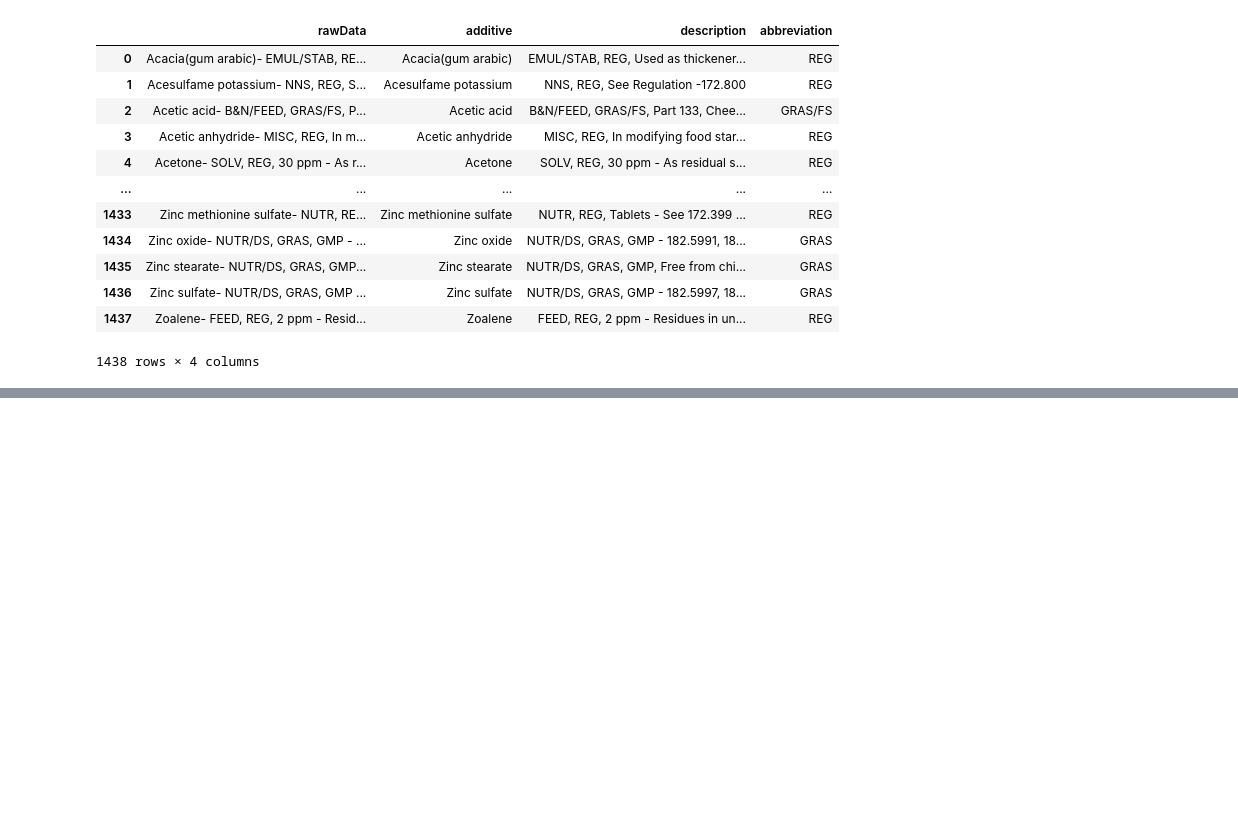
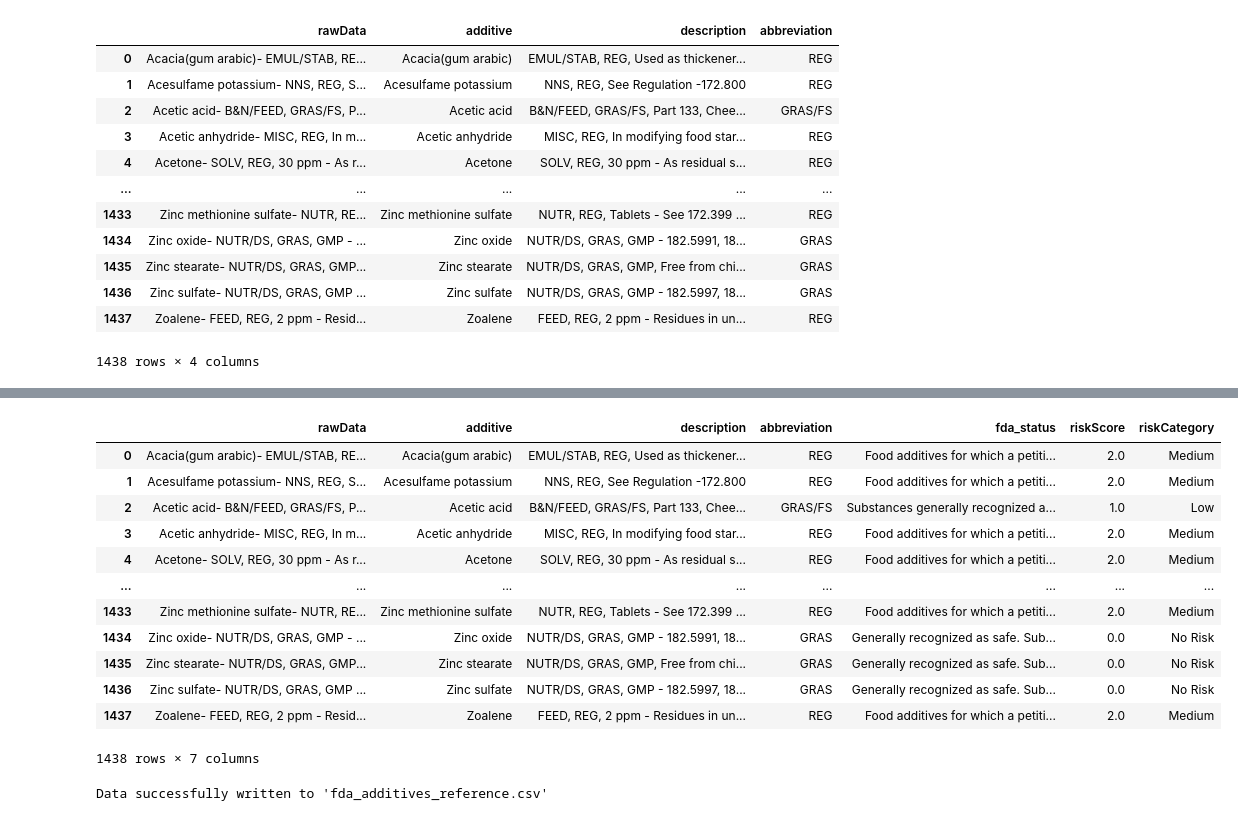
Before and after one commit to Dekuran/MeltingHackJunctionAsia2024, a Jupyter notebook: fda_dat_scrape_and_clean.ipynb, the cells around one changed output, grey strips where cells are left out. Saved outputs shown, nothing was run; the diff lists cells and outputs as text; code cells hidden in the pictures; blank space fills up the shorter version.

Commit message:
final data processes

```diff
--- a/fda_dat_scrape_and_clean.ipynb
+++ b/fda_dat_scrape_and_clean.ipynb
@@ -218,17 +198,20 @@ display(fda_additives_df)
 1438 rows × 4 columns
 # %%
 fda_additives_df = fda_additives_df.merge(fda_data_dictionary[["abbreviation", "fda_status"]], how='left', on='abbreviation')
-
+display(fda_additives_df)
 # create basic safety lookup based on reg status
 
 reg_to_risk_score_data = {
-    'abbreviation': ['GRAS/FS','REG/FS','GRAS','REG','BAN','ILL''FS','PD','PS'],
-    'Column2': [10, 20, 30, 40]
+    'abbreviation': ['GRAS/FS','REG/FS','GRAS','REG','BAN','ILL','FS','PD','PS'],
+    'riskScore': [1,3,0,2,4,5,5,4,3],
+    'riskCategory': ["Low", "Medium", "No Risk", "Medium", "High", "High", "High", "High", "Medium"]
 }
 
-safety_score_df = pd.DataFrame()
+safety_score_df = pd.DataFrame(reg_to_risk_score_data)
 
-display(fda_additives_df)
+safety_score_df["riskScore"] = safety_score_df["riskScore"].astype('int')
+
+display(safety_score_df)
 # %% [output]
 |  | rawData | additive | description | abbreviation | fda_status |
 | 0 | Acacia(gum arabic)- EMUL/STAB, RE... | Acacia(gum arabic) | EMUL/STAB, REG, Used as thickener... | REG | Food additives for which a petiti... |
@@ -250,0 +239,26 @@ display(fda_additives_df)
+# %%
+# join risk scores on abbreviation
+
+fda_additives_df = fda_additives_df.merge(safety_score_df, how="left", on="abbreviation")
+
+display(fda_additives_df)
+# %% [output]
+|  | rawData | additive | description | abbreviation | fda_status | riskScore | riskCategory |
+| 0 | Acacia(gum arabic)- EMUL/STAB, RE... | Acacia(gum arabic) | EMUL/STAB, REG, Used as thickener... | REG | Food additives for which a petiti... | 2.0 | Medium |
+| 1 | Acesulfame potassium- NNS, REG, S... | Acesulfame potassium | NNS, REG, See Regulation -172.800 | REG | Food additives for which a petiti... | 2.0 | Medium |
+| 2 | Acetic acid- B&N/FEED, GRAS/FS, P... | Acetic acid | B&N/FEED, GRAS/FS, Part 133, Chee... | GRAS/FS | Substances generally recognized a... | 1.0 | Low |
+| 3 | Acetic anhydride- MISC, REG, In m... | Acetic anhydride | MISC, REG, In modifying food star... | REG | Food additives for which a petiti... | 2.0 | Medium |
+| 4 | Acetone- SOLV, REG, 30 ppm - As r... | Acetone | SOLV, REG, 30 ppm - As residual s... | REG | Food additives for which a petiti... | 2.0 | Medium |
+| ... | ... | ... | ... | ... | ... | ... | ... |
+| 1433 | Zinc methionine sulfate- NUTR, RE... | Zinc methionine sulfate | NUTR, REG, Tablets - See 172.399 ... | REG | Food additives for which a petiti... | 2.0 | Medium |
+| 1434 | Zinc oxide- NUTR/DS, GRAS, GMP - ... | Zinc oxide | NUTR/DS, GRAS, GMP - 182.5991, 18... | GRAS | Generally recognized as safe. Sub... | 0.0 | No Risk |
+| 1435 | Zinc stearate- NUTR/DS, GRAS, GMP... | Zinc stearate | NUTR/DS, GRAS, GMP, Free from chi... | GRAS | Generally recognized as safe. Sub... | 0.0 | No Risk |
+| 1436 | Zinc sulfate- NUTR/DS, GRAS, GMP ... | Zinc sulfate | NUTR/DS, GRAS, GMP - 182.5997, 18... | GRAS | Generally recognized as safe. Sub... | 0.0 | No Risk |
+| 1437 | Zoalene- FEED, REG, 2 ppm - Resid... | Zoalene | FEED, REG, 2 ppm - Residues in un... | REG | Food additives for which a petiti... | 2.0 | Medium |
+1438 rows × 7 columns
+# %%
+fda_additives_df.to_csv('fda_additives_reference.csv')
+
+print("Data successfully written to 'fda_additives_reference.csv'")
+# %% [output]
+Data successfully written to 'fda_additives_reference.csv'
```
Also changed, not shown: parts of 4 cells of this notebook.
